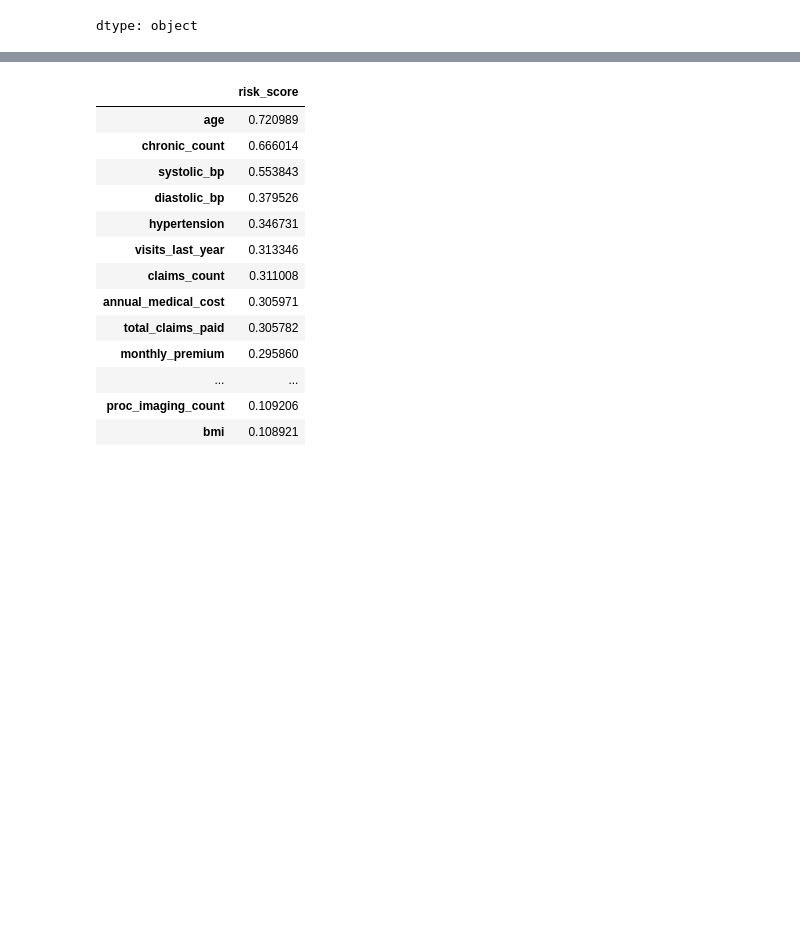
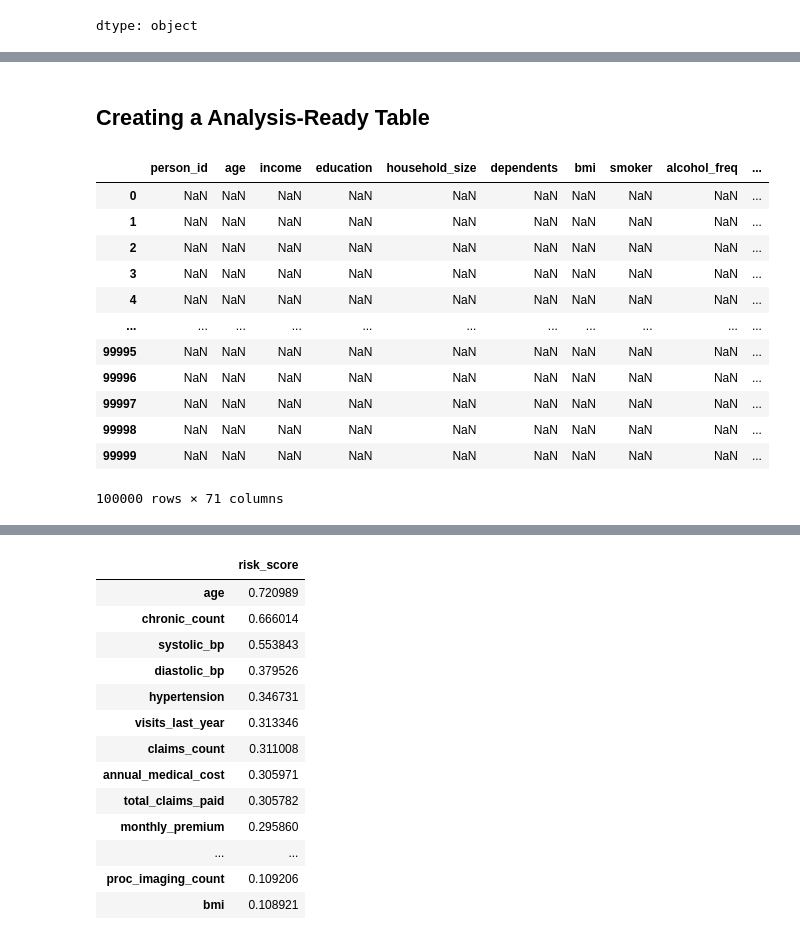
Before and after one commit to Abled773/HI-Risk-Prediction-and-Analysis, a Jupyter notebook: Risk_Analysis_and_Prediction.ipynb, the cells around one changed output, grey strips where cells are left out. Drawn from its saved outputs; the diff is of its cells as text; code cells hidden in the pictures; blank space fills up the shorter version.

```diff
--- a/Risk_Analysis_and_Prediction.ipynb
+++ b/Risk_Analysis_and_Prediction.ipynb
@@ -196,3 +199,3 @@ Now that we understand the object data, it's time to convert the data for correl
 # %%
-#Copied raw table so we can transition our object dTypes safely
-cleaning_data = raw.copy()
+#Copied raw table so we can create a clean table without effecting the original
+data = raw.copy()
@@ -232,0 +202,11 @@ NameError: name 'data' is not defined
+# %%
+#Creating a clean READABLE table
+
+#handle na alcohol values
+data["alcohol_freq"] = data["alcohol_freq"].fillna("None")
+
+#convert to category data types
+data[obj_cols] = data[obj_cols].astype('category')
+
+data['alcohol_freq'].value_counts()
+data[obj_cols].info(0)
@@ -232,0 +231,28 @@ NameError: name 'data' is not defined
+# %% [markdown]
+## Creating a Analysis-Ready Table
+# %%
+#one-hot all nominal values
+
+#Create a copy of clean data, so we can create the analysis table safely.
+transfer = data.copy()
+
+
+nominal_cols = ["region","marital_status","employment_status","sex", "plan_type", "urban_rural"]
+one_hot_nom = pd.get_dummies(transfer[nominal_cols])
+analysis_data = pd.concat([transfer.drop(nominal_cols, axis=1), one_hot_nom], axis=1)
+
+analysis_data[one_hot_nom]
+# %% [output]
+|  | person_id | age | income | education | household_size | dependents | bmi | smoker | alcohol_freq | ... |
+| 0 | NaN | NaN | NaN | NaN | NaN | NaN | NaN | NaN | NaN | ... |
+| 1 | NaN | NaN | NaN | NaN | NaN | NaN | NaN | NaN | NaN | ... |
+| 2 | NaN | NaN | NaN | NaN | NaN | NaN | NaN | NaN | NaN | ... |
+| 3 | NaN | NaN | NaN | NaN | NaN | NaN | NaN | NaN | NaN | ... |
+| 4 | NaN | NaN | NaN | NaN | NaN | NaN | NaN | NaN | NaN | ... |
+| ... | ... | ... | ... | ... | ... | ... | ... | ... | ... | ... |
+| 99995 | NaN | NaN | NaN | NaN | NaN | NaN | NaN | NaN | NaN | ... |
+| 99996 | NaN | NaN | NaN | NaN | NaN | NaN | NaN | NaN | NaN | ... |
+| 99997 | NaN | NaN | NaN | NaN | NaN | NaN | NaN | NaN | NaN | ... |
+| 99998 | NaN | NaN | NaN | NaN | NaN | NaN | NaN | NaN | NaN | ... |
+| 99999 | NaN | NaN | NaN | NaN | NaN | NaN | NaN | NaN | NaN | ... |
+100000 rows × 71 columns
```
Also changed, not shown: parts of 31 cells of this notebook.
